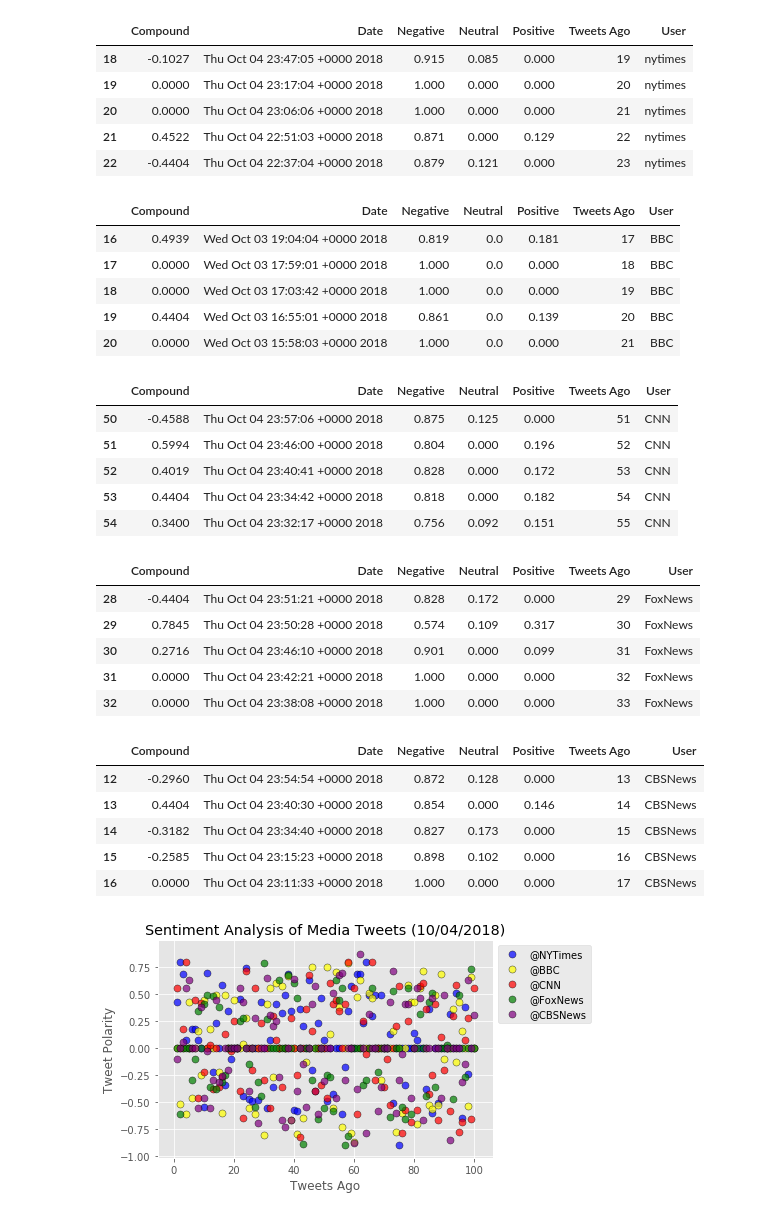
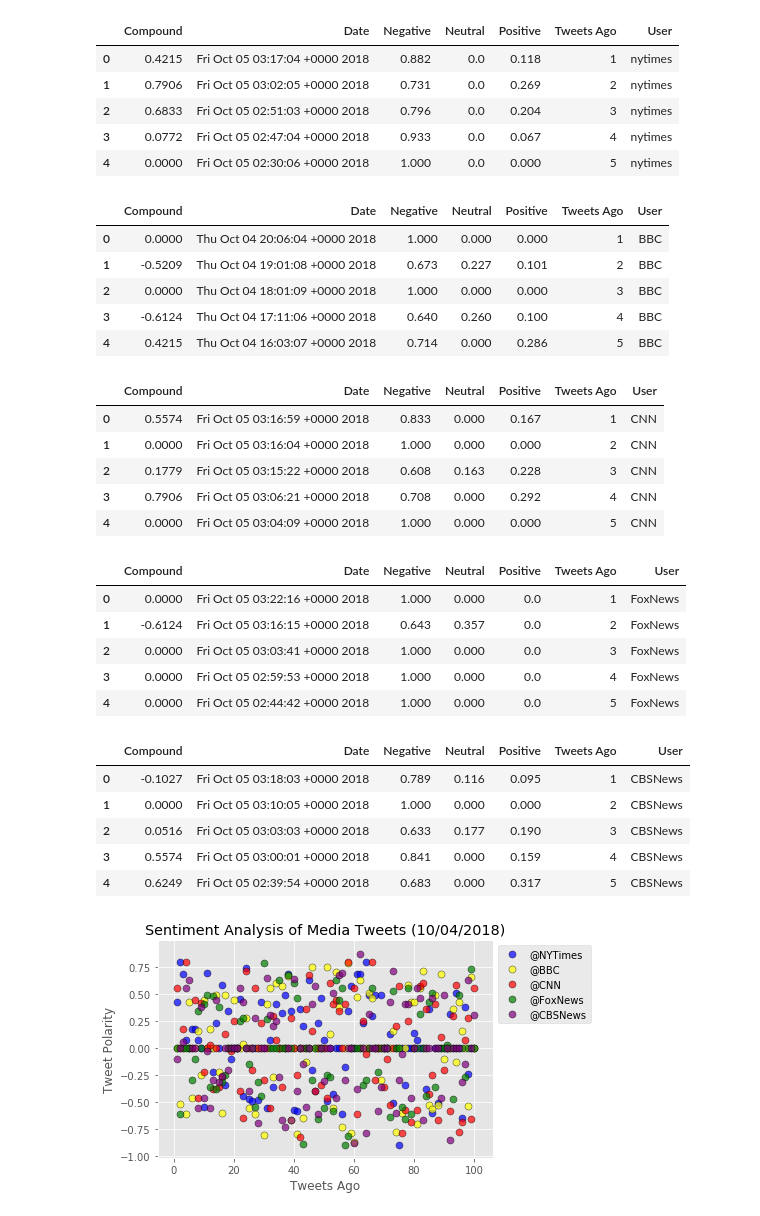
Before and after one commit to MikeSchuler/Twitter-Homework, a Jupyter notebook: Twitter_Homework.ipynb, the cells around one changed output. Saved outputs shown, nothing was run; the diff lists cells and outputs as text; code cells hidden in the pictures.

```diff
--- a/Twitter_Homework.ipynb
+++ b/Twitter_Homework.ipynb
@@ -72,15 +72,15 @@ for x in range(5):
 # %%
 sentiments1_pd = pd.DataFrame.from_dict(sentiments1)
 # sentiments1_pd.info()
-sentiments1_pd.sort_values('Date', ascending=False).head()
-# sentiments2_pd.head()
+# sentiments1_pd.sort_values('Date', ascending=False).head()
+sentiments1_pd.head()
 # %% [output]
 |  | Compound | Date | Negative | Neutral | Positive | Tweets Ago | User |
-| 18 | -0.1027 | Thu Oct 04 23:47:05 +0000 2018 | 0.915 | 0.085 | 0.000 | 19 | nytimes |
-| 19 | 0.0000 | Thu Oct 04 23:17:04 +0000 2018 | 1.000 | 0.000 | 0.000 | 20 | nytimes |
-| 20 | 0.0000 | Thu Oct 04 23:06:06 +0000 2018 | 1.000 | 0.000 | 0.000 | 21 | nytimes |
-| 21 | 0.4522 | Thu Oct 04 22:51:03 +0000 2018 | 0.871 | 0.000 | 0.129 | 22 | nytimes |
-| 22 | -0.4404 | Thu Oct 04 22:37:04 +0000 2018 | 0.879 | 0.121 | 0.000 | 23 | nytimes |
+| 0 | 0.4215 | Fri Oct 05 03:17:04 +0000 2018 | 0.882 | 0.0 | 0.118 | 1 | nytimes |
+| 1 | 0.7906 | Fri Oct 05 03:02:05 +0000 2018 | 0.731 | 0.0 | 0.269 | 2 | nytimes |
+| 2 | 0.6833 | Fri Oct 05 02:51:03 +0000 2018 | 0.796 | 0.0 | 0.204 | 3 | nytimes |
+| 3 | 0.0772 | Fri Oct 05 02:47:04 +0000 2018 | 0.933 | 0.0 | 0.067 | 4 | nytimes |
+| 4 | 0.0000 | Fri Oct 05 02:30:06 +0000 2018 | 1.000 | 0.0 | 0.000 | 5 | nytimes |
 # %%
 counter = 1
 oldest_tweet = None
@@ -116,15 +116,15 @@ for x in range(5):
         counter += 1
 # %%
 sentiments2_pd = pd.DataFrame.from_dict(sentiments2)
-# sentiments2_pd.info()
-sentiments2_pd.sort_values('Date', ascending=False).head()
+sentiments2_pd.head()
+# sentiments2_pd.sort_values('Date', ascending=False).head()
 # %% [output]
 |  | Compound | Date | Negative | Neutral | Positive | Tweets Ago | User |
-| 16 | 0.4939 | Wed Oct 03 19:04:04 +0000 2018 | 0.819 | 0.0 | 0.181 | 17 | BBC |
-| 17 | 0.0000 | Wed Oct 03 17:59:01 +0000 2018 | 1.000 | 0.0 | 0.000 | 18 | BBC |
-| 18 | 0.0000 | Wed Oct 03 17:03:42 +0000 2018 | 1.000 | 0.0 | 0.000 | 19 | BBC |
-| 19 | 0.4404 | Wed Oct 03 16:55:01 +0000 2018 | 0.861 | 0.0 | 0.139 | 20 | BBC |
-| 20 | 0.0000 | Wed Oct 03 15:58:03 +0000 2018 | 1.000 | 0.0 | 0.000 | 21 | BBC |
+| 0 | 0.0000 | Thu Oct 04 20:06:04 +0000 2018 | 1.000 | 0.000 | 0.000 | 1 | BBC |
+| 1 | -0.5209 | Thu Oct 04 19:01:08 +0000 2018 | 0.673 | 0.227 | 0.101 | 2 | BBC |
+| 2 | 0.0000 | Thu Oct 04 18:01:09 +0000 2018 | 1.000 | 0.000 | 0.000 | 3 | BBC |
+| 3 | -0.6124 | Thu Oct 04 17:11:06 +0000 2018 | 0.640 | 0.260 | 0.100 | 4 | BBC |
+| 4 | 0.4215 | Thu Oct 04 16:03:07 +0000 2018 | 0.714 | 0.000 | 0.286 | 5 | BBC |
 # %%
 counter = 1
 oldest_tweet = None
@@ -160,15 +160,16 @@ for x in range(5):
         counter += 1
 # %%
 sentiments3_pd = pd.DataFrame.from_dict(sentiments3)
-# sentiments3_pd.head()
-sentiments3_pd.sort_values('Date', ascending=False).head()
+sentiments3_pd.head()
+# sentiments3_pd.info()
+# sentiments3_pd.sort_values('Date', ascending=False).head()
 # %% [output]
 |  | Compound | Date | Negative | Neutral | Positive | Tweets Ago | User |
-| 50 | -0.4588 | Thu Oct 04 23:57:06 +0000 2018 | 0.875 | 0.125 | 0.000 | 51 | CNN |
-| 51 | 0.5994 | Thu Oct 04 23:46:00 +0000 2018 | 0.804 | 0.000 | 0.196 | 52 | CNN |
-| 52 | 0.4019 | Thu Oct 04 23:40:41 +0000 2018 | 0.828 | 0.000 | 0.172 | 53 | CNN |
-| 53 | 0.4404 | Thu Oct 04 23:34:42 +0000 2018 | 0.818 | 0.000 | 0.182 | 54 | CNN |
-| 54 | 0.3400 | Thu Oct 04 23:32:17 +0000 2018 | 0.756 | 0.092 | 0.151 | 55 | CNN |
+| 0 | 0.5574 | Fri Oct 05 03:16:59 +0000 2018 | 0.833 | 0.000 | 0.167 | 1 | CNN |
+| 1 | 0.0000 | Fri Oct 05 03:16:04 +0000 2018 | 1.000 | 0.000 | 0.000 | 2 | CNN |
+| 2 | 0.1779 | Fri Oct 05 03:15:22 +0000 2018 | 0.608 | 0.163 | 0.228 | 3 | CNN |
+| 3 | 0.7906 | Fri Oct 05 03:06:21 +0000 2018 | 0.708 | 0.000 | 0.292 | 4 | CNN |
+| 4 | 0.0000 | Fri Oct 05 03:04:09 +0000 2018 | 1.000 | 0.000 | 0.000 | 5 | CNN |
 # %%
 counter = 1
 oldest_tweet = None
@@ -204,15 +205,15 @@ for x in range(5):
         counter += 1
 # %%
 sentiments4_pd = pd.DataFrame.from_dict(sentiments4)
-sentiments4_pd.sort_values('Date', ascending=False).head()
-# sentiments4_pd.head()
+# sentiments4_pd.sort_values('Date', ascending=False).head()
+sentiments4_pd.head()
 # %% [output]
 |  | Compound | Date | Negative | Neutral | Positive | Tweets Ago | User |
-| 28 | -0.4404 | Thu Oct 04 23:51:21 +0000 2018 | 0.828 | 0.172 | 0.000 | 29 | FoxNews |
-| 29 | 0.7845 | Thu Oct 04 23:50:28 +0000 2018 | 0.574 | 0.109 | 0.317 | 30 | FoxNews |
-| 30 | 0.2716 | Thu Oct 04 23:46:10 +0000 2018 | 0.901 | 0.000 | 0.099 | 31 | FoxNews |
-| 31 | 0.0000 | Thu Oct 04 23:42:21 +0000 2018 | 1.000 | 0.000 | 0.000 | 32 | FoxNews |
-| 32 | 0.0000 | Thu Oct 04 23:38:08 +0000 2018 | 1.000 | 0.000 | 0.000 | 33 | FoxNews |
+| 0 | 0.0000 | Fri Oct 05 03:22:16 +0000 2018 | 1.000 | 0.000 | 0.0 | 1 | FoxNews |
+| 1 | -0.6124 | Fri Oct 05 03:16:15 +0000 2018 | 0.643 | 0.357 | 0.0 | 2 | FoxNews |
+| 2 | 0.0000 | Fri Oct 05 03:03:41 +0000 2018 | 1.000 | 0.000 | 0.0 | 3 | FoxNews |
+| 3 | 0.0000 | Fri Oct 05 02:59:53 +0000 2018 | 1.000 | 0.000 | 0.0 | 4 | FoxNews |
+| 4 | 0.0000 | Fri Oct 05 02:44:42 +0000 2018 | 1.000 | 0.000 | 0.0 | 5 | FoxNews |
 # %%
 counter = 1
 oldest_tweet = None
@@ -248,15 +249,15 @@ for x in range(5):
         counter += 1
 # %%
 sentiments5_pd = pd.DataFrame.from_dict(sentiments5)
-sentiments5_pd.sort_values('Date', ascending=False).head()
-# sentiments5_pd.head()
+# sentiments5_pd.sort_values('Date', ascending=False).head()
+sentiments5_pd.head()
 # %% [output]
 |  | Compound | Date | Negative | Neutral | Positive | Tweets Ago | User |
-| 12 | -0.2960 | Thu Oct 04 23:54:54 +0000 2018 | 0.872 | 0.128 | 0.000 | 13 | CBSNews |
-| 13 | 0.4404 | Thu Oct 04 23:40:30 +0000 2018 | 0.854 | 0.000 | 0.146 | 14 | CBSNews |
-| 14 | -0.3182 | Thu Oct 04 23:34:40 +0000 2018 | 0.827 | 0.173 | 0.000 | 15 | CBSNews |
-| 15 | -0.2585 | Thu Oct 04 23:15:23 +0000 2018 | 0.898 | 0.102 | 0.000 | 16 | CBSNews |
-| 16 | 0.0000 | Thu Oct 04 23:11:33 +0000 2018 | 1.000 | 0.000 | 0.000 | 17 | CBSNews |
+| 0 | -0.1027 | Fri Oct 05 03:18:03 +0000 2018 | 0.789 | 0.116 | 0.095 | 1 | CBSNews |
+| 1 | 0.0000 | Fri Oct 05 03:10:05 +0000 2018 | 1.000 | 0.000 | 0.000 | 2 | CBSNews |
+| 2 | 0.0516 | Fri Oct 05 03:03:03 +0000 2018 | 0.633 | 0.177 | 0.190 | 3 | CBSNews |
+| 3 | 0.5574 | Fri Oct 05 03:00:01 +0000 2018 | 0.841 | 0.000 | 0.159 | 4 | CBSNews |
+| 4 | 0.6249 | Fri Oct 05 02:39:54 +0000 2018 | 0.683 | 0.000 | 0.317 | 5 | CBSNews |
 # %%
 date = time.strftime("%m/%d/%Y")
 
```
Also changed, not shown: parts of 1 cell of this notebook.
